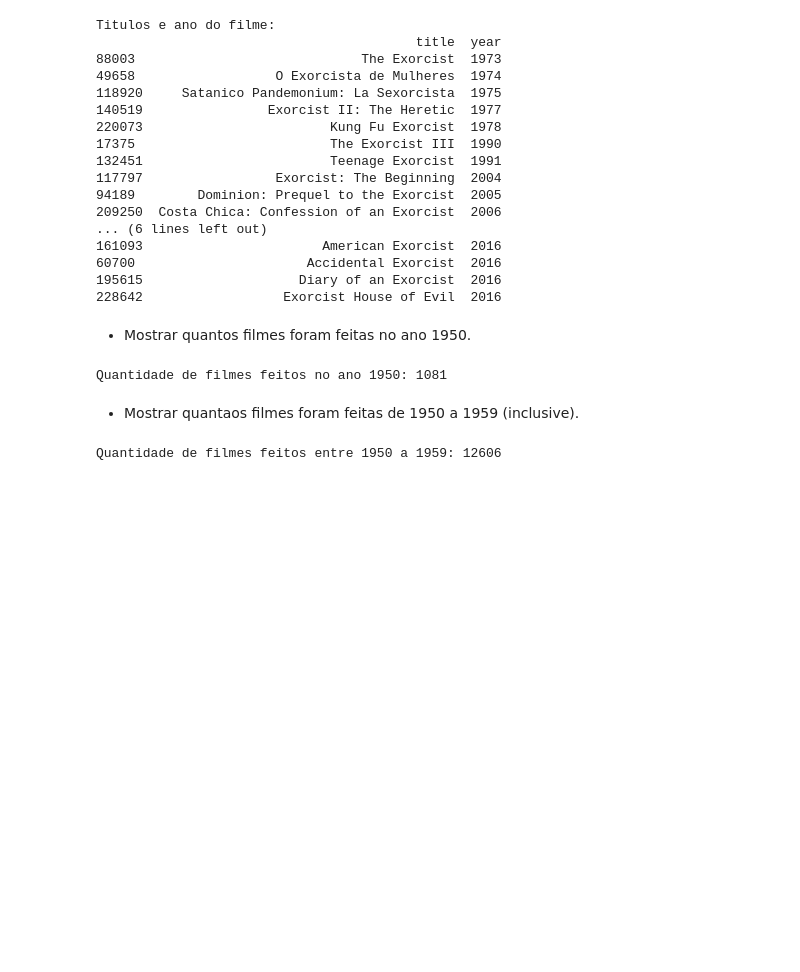
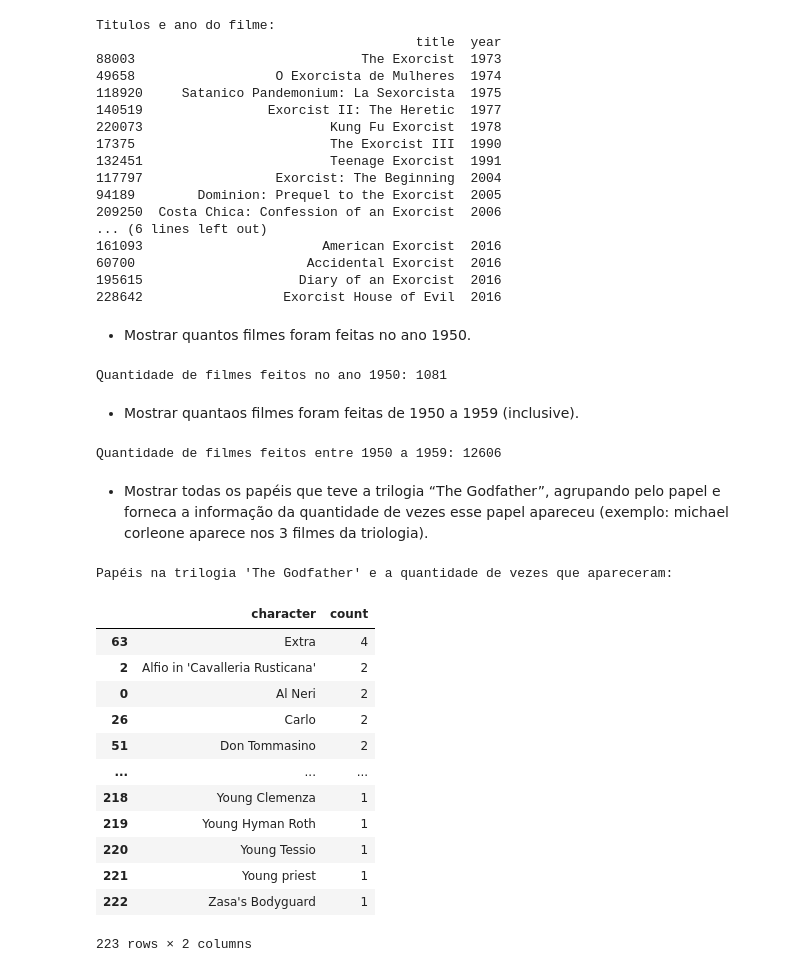
Before and after one commit to ClaudioFritzen/ExerciciosTokio, a Jupyter notebook: M5_05_Livrarias (2) (2).ipynb, the cells around one changed output. Saved outputs shown, nothing was run; the diff lists cells and outputs as text; code cells hidden in the pictures; blank space fills up the shorter version.

```diff
--- a/M5_05_Livrarias (2) (2).ipynb
+++ b/M5_05_Livrarias (2) (2).ipynb
@@ -505,3 +505,41 @@ filmes_entre_50_59 = ((df_titulos["year"] > 1949) & (df_titulos['year'] <= 1959)
 print(f"Quantidade de filmes feitos entre 1950 a 1959: {filmes_entre_50_59}")
 # %% [output]
 Quantidade de filmes feitos entre 1950 a 1959: 12606
+# %% [markdown]
+* Mostrar todas os papéis que teve a trilogia “The Godfather”, agrupando pelo papel e forneca a informação da quantidade de vezes esse papel apareceu (exemplo: michael corleone aparece nos 3 filmes da triologia).
+# %%
+import pandas as pd
+
+# Caminho para o arquivo CSV
+elenco_csv = "./csv/05_05_imdb_elenco.csv"
+
+# Carregar o arquivo CSV
+df_elenco = pd.read_csv(elenco_csv)
+
+# Filtrar os dados para incluir apenas os filmes da triologia do " The Godfather"
+triologia_godfather = df_elenco[df_elenco['title'].str.contains("The GodFather", case=False, na=False)]
+
+# Todos os filmes
+#print(triologia_godfather)
+
+papel_contagem = triologia_godfather.groupby('character').size().reset_index(name='count')
+
+papel_contagem = papel_contagem.sort_values(by='count', ascending= False)
+# Mostrar os resultados
+print("Papéis na trilogia 'The Godfather' e a quantidade de vezes que apareceram:")
+papel_contagem
+# %% [output]
+Papéis na trilogia 'The Godfather' e a quantidade de vezes que apareceram:
+|  | character | count |
+| 63 | Extra | 4 |
+| 2 | Alfio in 'Cavalleria Rusticana' | 2 |
+| 0 | Al Neri | 2 |
+| 26 | Carlo | 2 |
+| 51 | Don Tommasino | 2 |
+| ... | ... | ... |
+| 218 | Young Clemenza | 1 |
+| 219 | Young Hyman Roth | 1 |
+| 220 | Young Tessio | 1 |
+| 221 | Young priest | 1 |
+| 222 | Zasa's Bodyguard | 1 |
+223 rows × 2 columns
```
Also changed, not shown: parts of 11 cells of this notebook.
